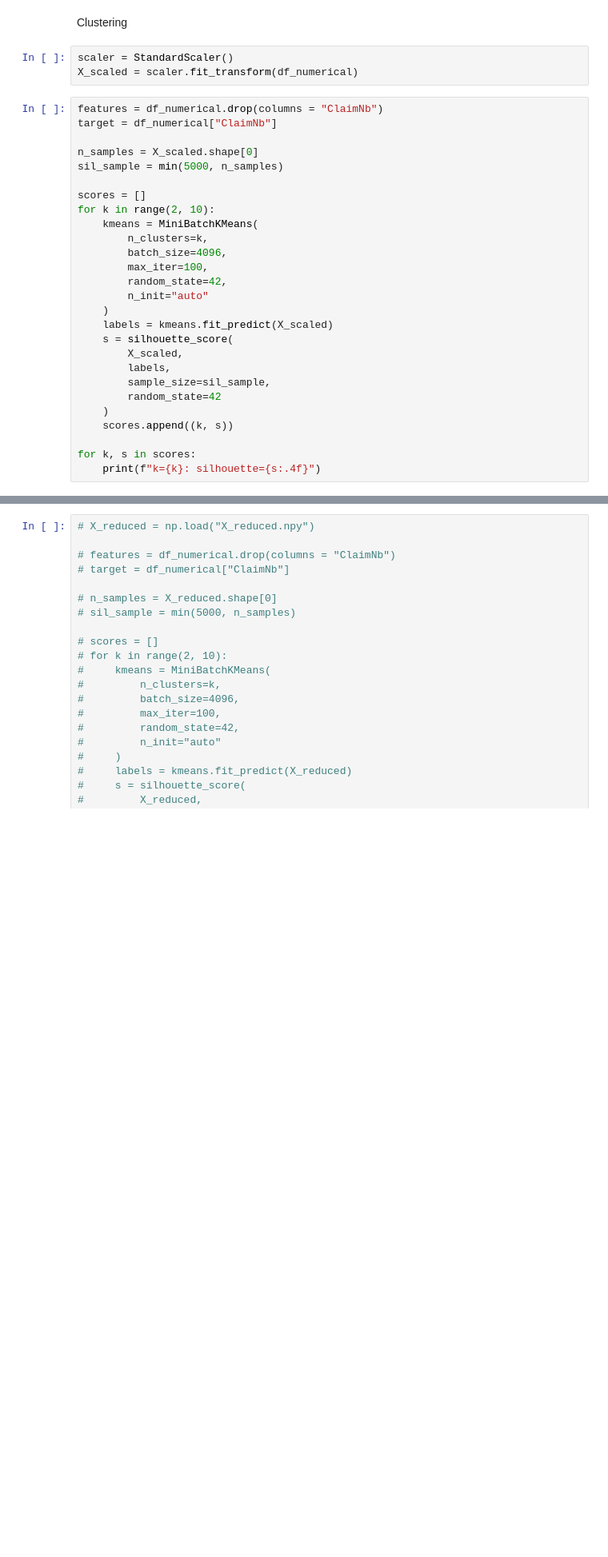
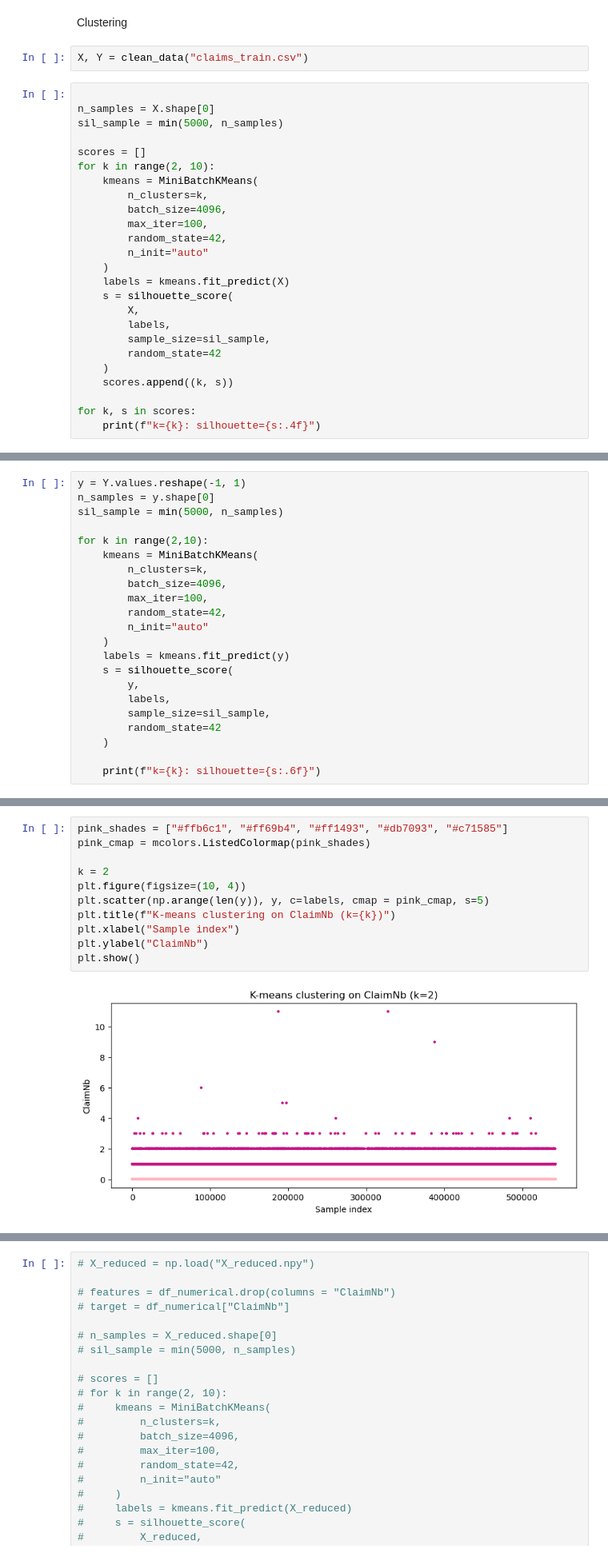
Before and after one commit to radostboyadzhieva/Machine-Learning-Project, a Jupyter notebook: EDA.ipynb, the cells around one changed output, grey strips where cells are left out. Shown: that part at 80% size. Cells and saved outputs as stored; diff of their text form; blank space fills up the shorter version.

```diff
--- a/EDA.ipynb
+++ b/EDA.ipynb
@@ -84,13 +85,10 @@ plt.show()
 # %% [markdown]
 Clustering
 # %%
-scaler = StandardScaler()
-X_scaled = scaler.fit_transform(df_numerical)
+X, Y = clean_data("claims_train.csv")
 # %%
-features = df_numerical.drop(columns = "ClaimNb")
-target = df_numerical["ClaimNb"]
 
-n_samples = X_scaled.shape[0]
+n_samples = X.shape[0]
 sil_sample = min(5000, n_samples)
 
 scores = []
@@ -102,9 +100,9 @@ for k in range(2, 10):
         random_state=42,
         n_init="auto"
     )
-    labels = kmeans.fit_predict(X_scaled)
+    labels = kmeans.fit_predict(X)
     s = silhouette_score(
-        X_scaled,
+        X,
         labels,
         sample_size=sil_sample,
         random_state=42
@@ -124,0 +123,22 @@ k=9: silhouette=0.1596
+# %%
+y = Y.values.reshape(-1, 1)
+n_samples = y.shape[0]
+sil_sample = min(5000, n_samples)
+
+for k in range(2,10):
+    kmeans = MiniBatchKMeans(
+        n_clusters=k,
+        batch_size=4096,
+        max_iter=100,
+        random_state=42,
+        n_init="auto"
+    )
+    labels = kmeans.fit_predict(y)
+    s = silhouette_score(
+        y,
+        labels,
+        sample_size=sil_sample,
+        random_state=42
+    )
+
+    print(f"k={k}: silhouette={s:.6f}")
@@ -124,0 +154,13 @@ k=9: silhouette=0.1596
+# %%
+pink_shades = ["#ffb6c1", "#ff69b4", "#ff1493", "#db7093", "#c71585"]
+pink_cmap = mcolors.ListedColormap(pink_shades)
+
+k = 2
+plt.figure(figsize=(10, 4))
+plt.scatter(np.arange(len(y)), y, c=labels, cmap = pink_cmap, s=5)
+plt.title(f"K-means clustering on ClaimNb (k={k})")
+plt.xlabel("Sample index")
+plt.ylabel("ClaimNb")
+plt.show()
+# %% [output]
+[figure, added]
```
Also changed, not shown: parts of 4 cells of this notebook, 3 other files.
